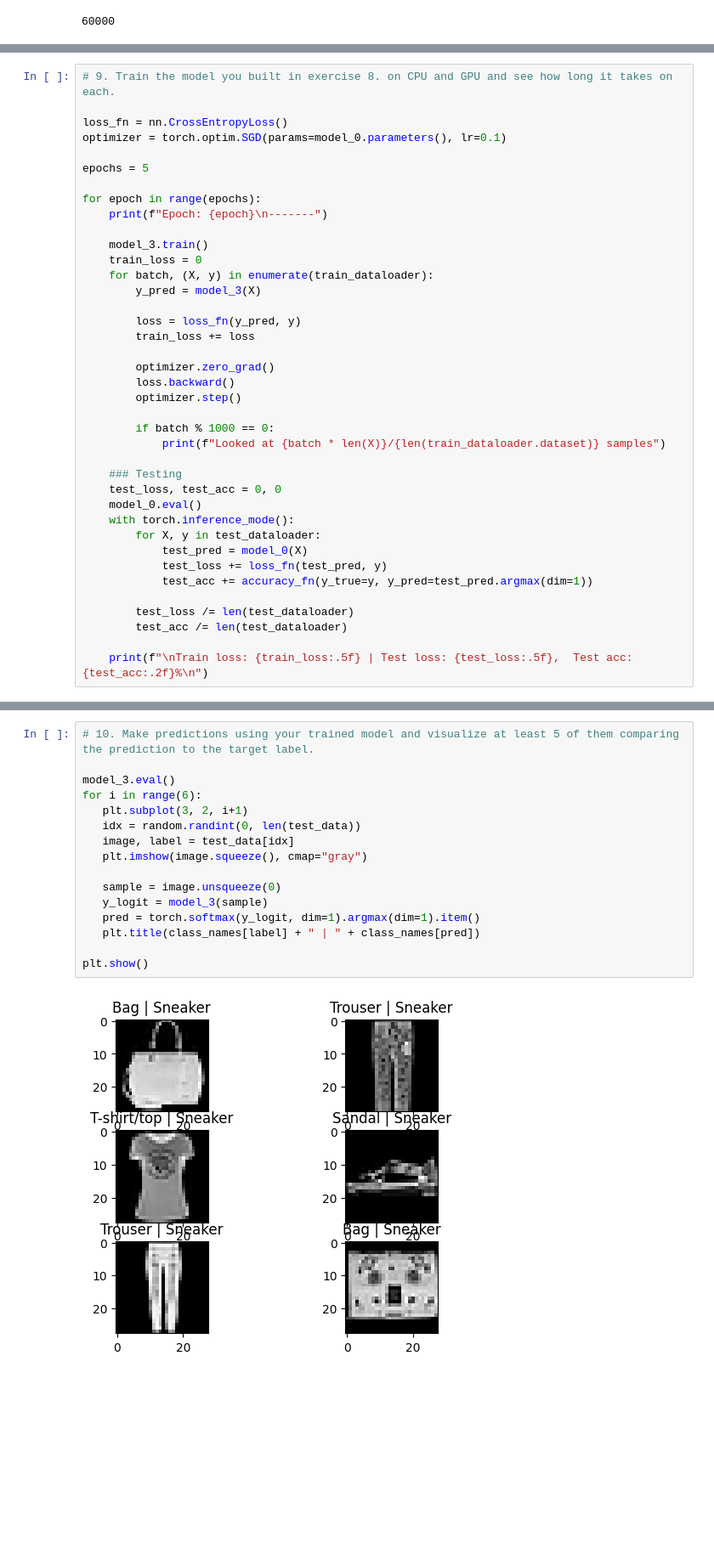
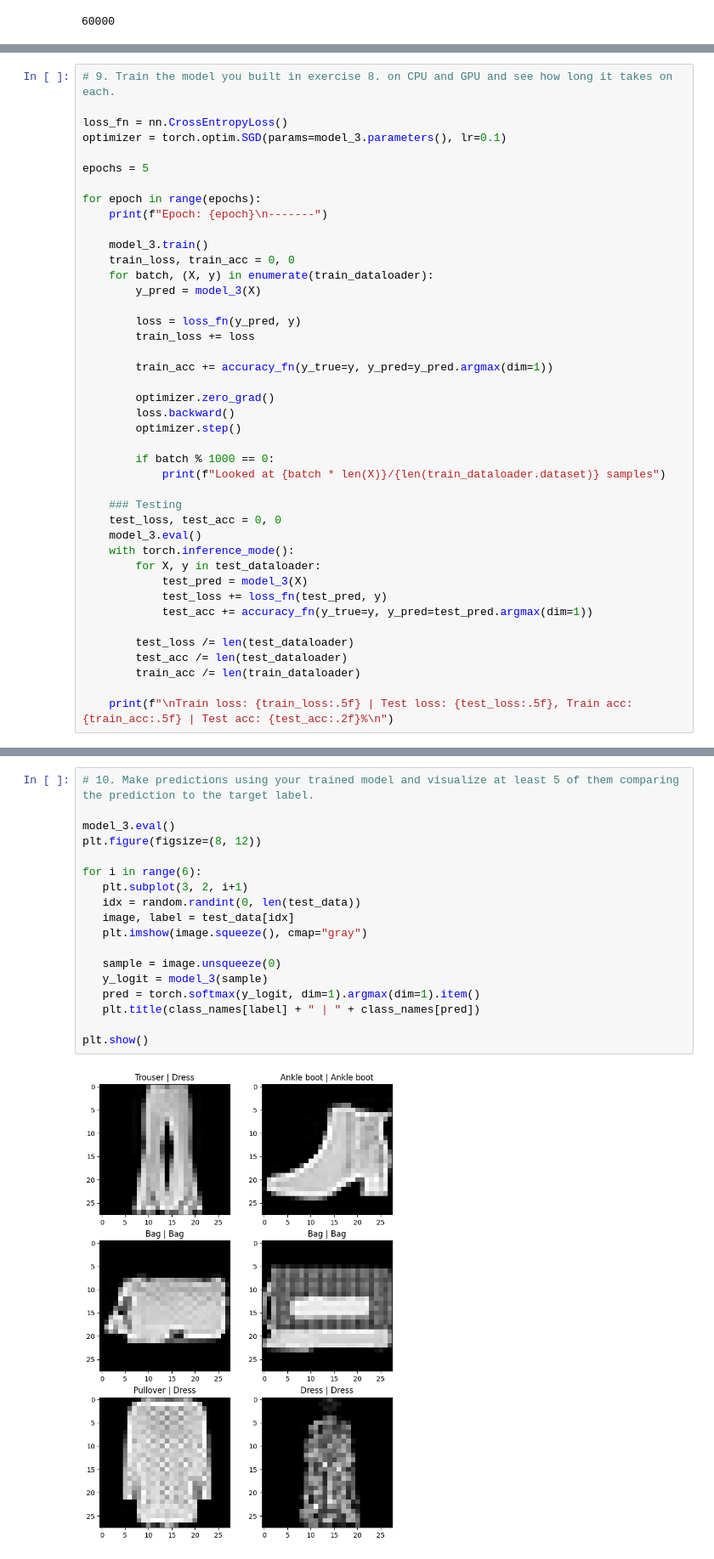
Before and after one commit to TudorMurariu/Learning-Pytorch, a Jupyter notebook: 03 PyTorch Computer Vision.ipynb, the cells around one changed output, grey strips where cells are left out. Shown at 85% size. Drawn from its saved outputs; the diff is of its cells as text; blank space fills up the shorter version.

```diff
--- a/03 PyTorch Computer Vision.ipynb
+++ b/03 PyTorch Computer Vision.ipynb
@@ -531,7 +531,7 @@ TinyVGGModel(
 # 9. Train the model you built in exercise 8. on CPU and GPU and see how long it takes on each.
 
 loss_fn = nn.CrossEntropyLoss()
-optimizer = torch.optim.SGD(params=model_0.parameters(), lr=0.1)
+optimizer = torch.optim.SGD(params=model_3.parameters(), lr=0.1)
 
 epochs = 5
 
@@ -539,12 +539,14 @@ for epoch in range(epochs):
     print(f"Epoch: {epoch}\n-------")
 
     model_3.train()
-    train_loss = 0
+    train_loss, train_acc = 0, 0
     for batch, (X, y) in enumerate(train_dataloader):
         y_pred = model_3(X)
 
         loss = loss_fn(y_pred, y)
         train_loss += loss
+
+        train_acc += accuracy_fn(y_true=y, y_pred=y_pred.argmax(dim=1))
 
         optimizer.zero_grad()
         loss.backward()
@@ -555,17 +557,18 @@ for epoch in range(epochs):
 
     ### Testing
     test_loss, test_acc = 0, 0
-    model_0.eval()
+    model_3.eval()
     with torch.inference_mode():
         for X, y in test_dataloader:
-            test_pred = model_0(X)
+            test_pred = model_3(X)
             test_loss += loss_fn(test_pred, y)
             test_acc += accuracy_fn(y_true=y, y_pred=test_pred.argmax(dim=1))
 
         test_loss /= len(test_dataloader)
         test_acc /= len(test_dataloader)
+        train_acc /= len(train_dataloader)
 
-    print(f"\nTrain loss: {train_loss:.5f} | Test loss: {test_loss:.5f},  Test acc: {test_acc:.2f}%\n")
+    print(f"\nTrain loss: {train_loss:.5f} | Test loss: {test_loss:.5f}, Train acc: {train_acc:.5f} | Test acc: {test_acc:.2f}%\n")
 # %% [output]
 Epoch: 0
 -------
@@ -587,18 +590,20 @@ Train loss: 4318.75830 | Test loss: 0.47710,  Test acc: 83.47%
 # %%
 # 10. Make predictions using your trained model and visualize at least 5 of them comparing the prediction to the target label.
 
 model_3.eval()
+plt.figure(figsize=(8, 12))
+
 for i in range(6):
    plt.subplot(3, 2, i+1)
    idx = random.randint(0, len(test_data))
    image, label = test_data[idx]
    plt.imshow(image.squeeze(), cmap="gray")
 
    sample = image.unsqueeze(0)
    y_logit = model_3(sample)
    pred = torch.softmax(y_logit, dim=1).argmax(dim=1).item()
    plt.title(class_names[label] + " | " + class_names[pred])
 
 plt.show()
 # %% [output]
-[figure, old version]
+[figure, new version]
```
Also changed, not shown: parts of 3 cells of this notebook.
